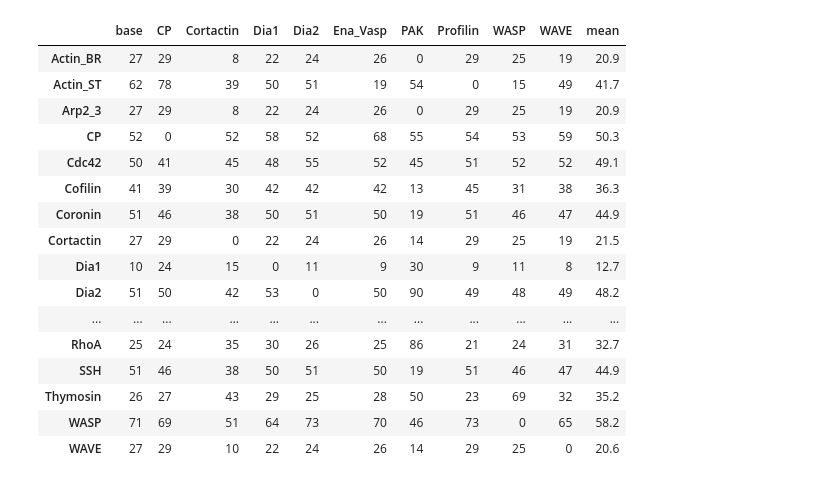
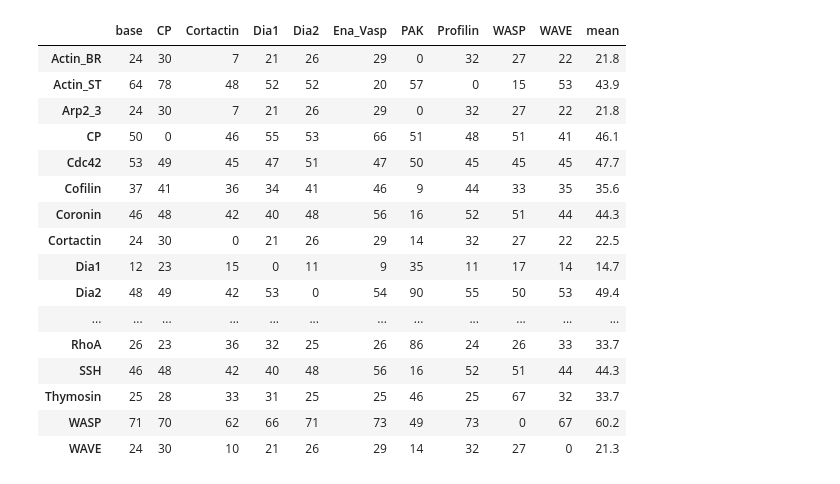
Before and after one commit to Vitaljok/actin-signaling, a Jupyter notebook: main.ipynb, the cells around one changed output. Drawn from its saved outputs; the diff is of its cells as text; code cells hidden in the pictures.

Commit message:
adding report groups

```diff
--- a/main.ipynb
+++ b/main.ipynb
@@ -3,11 +3,11 @@
 %autoreload 2
 # %%
 import re
-import rules.v02_fixing_Arp2_3 as rul
+import rules.v03_oscillations as rul
 from rules.enzymes import *
 import itertools
 
-base_name = re.sub(".+\.", "", rul.__name__)
+group_name = re.sub(".+\.", "", rul.__name__)
 
 all_nodes = {
     Arp2_3, CP, Cdc42, Cofilin, Coronin, Cortactin, Dia1, Dia2, Ena_Vasp,
@@ -17,11 +17,12 @@ all_nodes = {
 
 rules_map = {}
 orig_rules = rul.build_rules()
-rules_map[base_name] = orig_rules
+rules_map['base'] = orig_rules
 
-# knockdowns
-for nodes in sorted([{a, b} for a, b in itertools.combinations_with_replacement(sorted(all_nodes), 2)]):
-# for nodes in [{WASP, PKD}, {WASP, ROCK}]:
+# # knockdowns
+# for nodes in sorted([{a, b} for a, b in itertools.combinations_with_replacement(sorted(all_nodes), 2)]):
+for nodes in [{WAVE}, {Dia1}, {Dia2}, {WASP}, {Cortactin}, {Ena_Vasp}, {PAK}, {Profilin}, {CP}]:
+# for nodes in []:
     graph = orig_rules["graph"].copy()
     rules = orig_rules['rules']
 
@@ -31,11 +32,12 @@ for nodes in sorted([{a, b} for a, b in itertools.combinations_with_replacement(
         rules = re.sub('1:\s*' + node + '\*\s*=.+', '', rules)
         rules = rules + '1: ' + node + '* = False \n'
 
-    rules_map[base_name + "_del_" + "_".join(sorted(nodes))] = {
+    rules_map["del_" + "_".join(sorted(nodes))] = {
         "graph": graph,
         "rules": rules
     }
 
+print("Group name: {}".format(group_name))
 sorted(rules_map.keys())
 
-# print(rules_map['v01_oscillating_del_Cdc42']['rules'])
+# print(rules_map['v03_oscillations']['rules'])
@@ -95,17 +59,18 @@ sorted(rules_map.keys())
 %run params.ipynb
 
 for name, rules in sorted(rules_map.items()):
-    print("====== "+name)
+    print("\n\n====== {} - {}".format(group_name, name))
+    PARAMS['group'] = group_name
     PARAMS['name'] = name
     PARAMS['save_file'] = True
     PARAMS['graph'] = rules['graph']
     PARAMS['rules'] = rules['rules']
     PARAMS['chunk_size'] = 8
     PARAMS['chunks'] = 16
-    PARAMS['report_basins'] = [[Actin_BR, Actin_ST], [Rac1, RhoA], [WASP, Thymosin, Cofilin]]
+    PARAMS['report_basins'] = [[Actin_BR, Actin_ST], [Rac1, RhoA]]
     PARAMS['rewrite'] = True
 
-#     %run "01. structural analysis.ipynb"
+    %run "01. structural analysis.ipynb"
     %run "02. build basins.ipynb"
     %run "03. analyse basins.ipynb"
 # %% [output]
@@ -129,52 +94,52 @@ Running boolean simulations on 16 CPUs
 # %%
 # build summary for selected rules map
 import pandas as pd
 import numpy as np
 
 def color_delta(src):
     base = src['base']
     if base == 0:
         colors = ['black'] * len(src)
     else:
         colors = [ 'red' if s > 1.2 else 'blue' if s < 0.8 else 'black' for s in src / base]
     return [ 'color: {}'.format(c)  for c in colors]
 
 cases = sorted(rules_map.keys())
-rep = pd.read_csv("reports/"+cases[0]+"/weighted_activity.csv", index_col=0)
+rep = pd.read_csv("reports/"+group_name+"/"+cases[0]+"/weighted_activity.csv", index_col=0)
 rep.columns = ["base"]
 for case in cases[1:]:
-    file_name = "reports/"+case+"/weighted_activity.csv"
+    file_name = "reports/"+group_name + "/"+ case+"/weighted_activity.csv"
     if os.path.isfile(file_name):
-        name = re.sub(base_name+"_del_", "", case)
-        rep[name] = pd.read_csv("reports/"+case+"/weighted_activity.csv", index_col=0).iloc[:, 0].rename(name)
+        name = re.sub("del_", "", case)
+        rep[name] = pd.read_csv(file_name, index_col=0).iloc[:, 0].rename(name)
 
 rep['mean'] = rep.mean(axis=1)
-rep.to_csv("reports/"+cases[0]+"_summary.csv")
+rep.to_csv("reports/"+group_name+"/summary.csv")
 
 styler = rep.style.apply(color_delta, axis=1)
 
-with open('reports/'+cases[0]+'_summary.html', 'w') as fo:
+with open('reports/'+group_name+'/summary.html', 'w') as fo:
     fo.write(styler.render())
 
 styler
 # %% [output]
 |  | base | CP | Cortactin | Dia1 | Dia2 | Ena_Vasp | PAK | Profilin | WASP | WAVE | mean |
-| Actin_BR | 27 | 29 | 8 | 22 | 24 | 26 | 0 | 29 | 25 | 19 | 20.9 |
-| Actin_ST | 62 | 78 | 39 | 50 | 51 | 19 | 54 | 0 | 15 | 49 | 41.7 |
-| Arp2_3 | 27 | 29 | 8 | 22 | 24 | 26 | 0 | 29 | 25 | 19 | 20.9 |
-| CP | 52 | 0 | 52 | 58 | 52 | 68 | 55 | 54 | 53 | 59 | 50.3 |
-| Cdc42 | 50 | 41 | 45 | 48 | 55 | 52 | 45 | 51 | 52 | 52 | 49.1 |
-| Cofilin | 41 | 39 | 30 | 42 | 42 | 42 | 13 | 45 | 31 | 38 | 36.3 |
-| Coronin | 51 | 46 | 38 | 50 | 51 | 50 | 19 | 51 | 46 | 47 | 44.9 |
-| Cortactin | 27 | 29 | 0 | 22 | 24 | 26 | 14 | 29 | 25 | 19 | 21.5 |
-| Dia1 | 10 | 24 | 15 | 0 | 11 | 9 | 30 | 9 | 11 | 8 | 12.7 |
-| Dia2 | 51 | 50 | 42 | 53 | 0 | 50 | 90 | 49 | 48 | 49 | 48.2 |
+| Actin_BR | 24 | 30 | 7 | 21 | 26 | 29 | 0 | 32 | 27 | 22 | 21.8 |
+| Actin_ST | 64 | 78 | 48 | 52 | 52 | 20 | 57 | 0 | 15 | 53 | 43.9 |
+| Arp2_3 | 24 | 30 | 7 | 21 | 26 | 29 | 0 | 32 | 27 | 22 | 21.8 |
+| CP | 50 | 0 | 46 | 55 | 53 | 66 | 51 | 48 | 51 | 41 | 46.1 |
+| Cdc42 | 53 | 49 | 45 | 47 | 51 | 47 | 50 | 45 | 45 | 45 | 47.7 |
+| Cofilin | 37 | 41 | 36 | 34 | 41 | 46 | 9 | 44 | 33 | 35 | 35.6 |
+| Coronin | 46 | 48 | 42 | 40 | 48 | 56 | 16 | 52 | 51 | 44 | 44.3 |
+| Cortactin | 24 | 30 | 0 | 21 | 26 | 29 | 14 | 32 | 27 | 22 | 22.5 |
+| Dia1 | 12 | 23 | 15 | 0 | 11 | 9 | 35 | 11 | 17 | 14 | 14.7 |
+| Dia2 | 48 | 49 | 42 | 53 | 0 | 54 | 90 | 55 | 50 | 53 | 49.4 |
 | ... | ... | ... | ... | ... | ... | ... | ... | ... | ... | ... | ... |
-| RhoA | 25 | 24 | 35 | 30 | 26 | 25 | 86 | 21 | 24 | 31 | 32.7 |
-| SSH | 51 | 46 | 38 | 50 | 51 | 50 | 19 | 51 | 46 | 47 | 44.9 |
-| Thymosin | 26 | 27 | 43 | 29 | 25 | 28 | 50 | 23 | 69 | 32 | 35.2 |
-| WASP | 71 | 69 | 51 | 64 | 73 | 70 | 46 | 73 | 0 | 65 | 58.2 |
-| WAVE | 27 | 29 | 10 | 22 | 24 | 26 | 14 | 29 | 25 | 0 | 20.6 |
+| RhoA | 26 | 23 | 36 | 32 | 25 | 26 | 86 | 24 | 26 | 33 | 33.7 |
+| SSH | 46 | 48 | 42 | 40 | 48 | 56 | 16 | 52 | 51 | 44 | 44.3 |
+| Thymosin | 25 | 28 | 33 | 31 | 25 | 25 | 46 | 25 | 67 | 32 | 33.7 |
+| WASP | 71 | 70 | 62 | 66 | 71 | 73 | 49 | 73 | 0 | 67 | 60.2 |
+| WAVE | 24 | 30 | 10 | 21 | 26 | 29 | 14 | 32 | 27 | 0 | 21.3 |
 # %%
 # build double knockdown summary for selected rules map
 import pandas as pd
```
Also changed, not shown: parts of 4 cells of this notebook, 53 other files.
